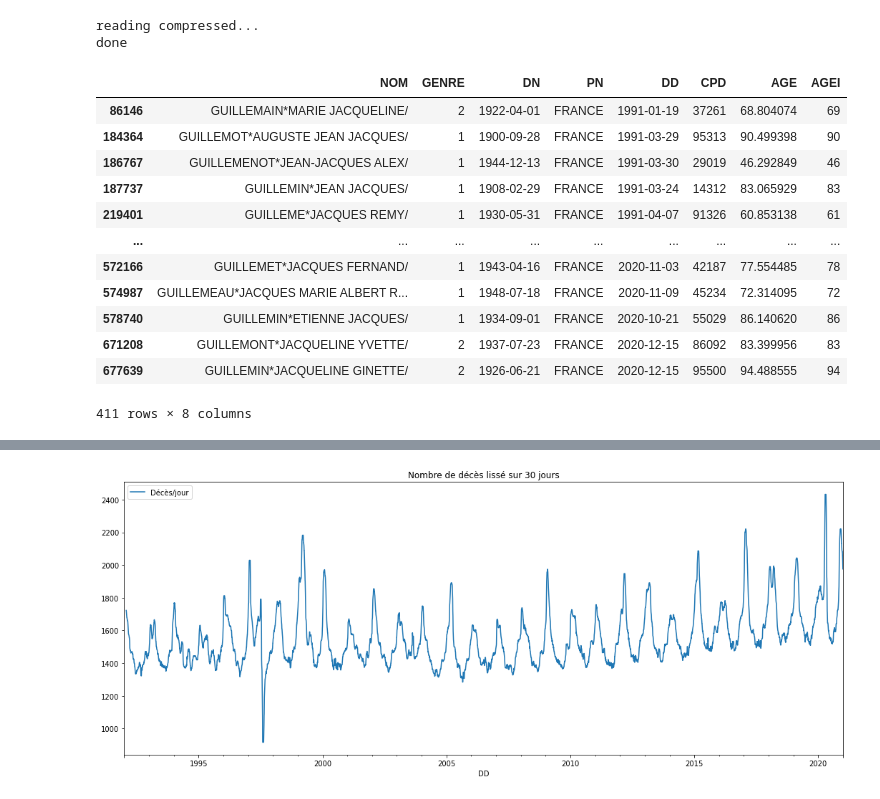
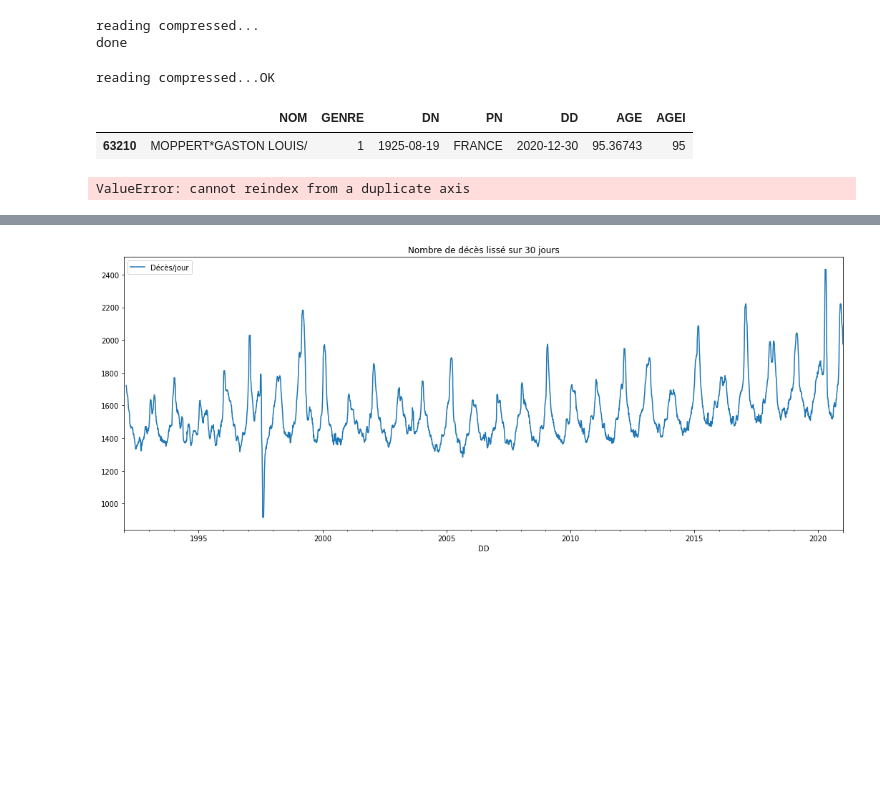
Before and after one commit to fguilleme/deces, a Jupyter notebook: deces.ipynb, the cells around one changed output, grey strips where cells are left out. Drawn from its saved outputs; the diff is of its cells as text; code cells hidden in the pictures; blank space fills up the shorter version.

```diff
--- a/deces.ipynb
+++ b/deces.ipynb
@@ -104,22 +104,17 @@ else:
 # %% [output]
 reading compressed...
 done
+# %%
+import insee
+import pandas as pandas
+tt = insee.load_db()
+# %% [output]
+reading compressed...OK
 # %%
-tt[(tt['NOM'].str.contains('GUILLEME*')) & (tt['NOM'].str.contains('JACQ'))]
+tt[(tt['NOM'].str.contains('MOPPERT*')) & (tt['NOM'].str.contains('GASTON'))]
 # %% [output]
-|  | NOM | GENRE | DN | PN | DD | CPD | AGE | AGEI |
-| 86146 | GUILLEMAIN*MARIE JACQUELINE/ | 2 | 1922-04-01 | FRANCE | 1991-01-19 | 37261 | 68.804074 | 69 |
-| 184364 | GUILLEMOT*AUGUSTE JEAN JACQUES/ | 1 | 1900-09-28 | FRANCE | 1991-03-29 | 95313 | 90.499398 | 90 |
-| 186767 | GUILLEMENOT*JEAN-JACQUES ALEX/ | 1 | 1944-12-13 | FRANCE | 1991-03-30 | 29019 | 46.292849 | 46 |
-| 187737 | GUILLEMIN*JEAN JACQUES/ | 1 | 1908-02-29 | FRANCE | 1991-03-24 | 14312 | 83.065929 | 83 |
-| 219401 | GUILLEME*JACQUES REMY/ | 1 | 1930-05-31 | FRANCE | 1991-04-07 | 91326 | 60.853138 | 61 |
-| ... | ... | ... | ... | ... | ... | ... | ... | ... |
-| 572166 | GUILLEMET*JACQUES FERNAND/ | 1 | 1943-04-16 | FRANCE | 2020-11-03 | 42187 | 77.554485 | 78 |
-| 574987 | GUILLEMEAU*JACQUES MARIE ALBERT R... | 1 | 1948-07-18 | FRANCE | 2020-11-09 | 45234 | 72.314095 | 72 |
-| 578740 | GUILLEMIN*ETIENNE JACQUES/ | 1 | 1934-09-01 | FRANCE | 2020-10-21 | 55029 | 86.140620 | 86 |
-| 671208 | GUILLEMONT*JACQUELINE YVETTE/ | 2 | 1937-07-23 | FRANCE | 2020-12-15 | 86092 | 83.399956 | 83 |
-| 677639 | GUILLEMIN*JACQUELINE GINETTE/ | 2 | 1926-06-21 | FRANCE | 2020-12-15 | 95500 | 94.488555 | 94 |
+|  | NOM | GENRE | DN | PN | DD | AGE | AGEI |
+| 63210 | MOPPERT*GASTON LOUIS/ | 1 | 1925-08-19 | FRANCE | 2020-12-30 | 95.36743 | 95 |
-411 rows × 8 columns
 # %%
 def plot_birth_year(df, path=None):
     year = df['DD'].dt.year.min()
@@ -131,6 +126,8 @@ def plot_birth_year(df, path=None):
             xticks=range(1900, year, 5), \
             title=f'Date de naissance pour les décès en {year}')
 plot_birth_year(tt[tt['DD'].dt.year > 2015])
+# %% [output]
+ValueError: cannot reindex from a duplicate axis
 # %%
 df=tt
 df=df[df['DD'].dt.year > 2015]
```
Also changed, not shown: parts of 5 cells of this notebook, 5 other files.
